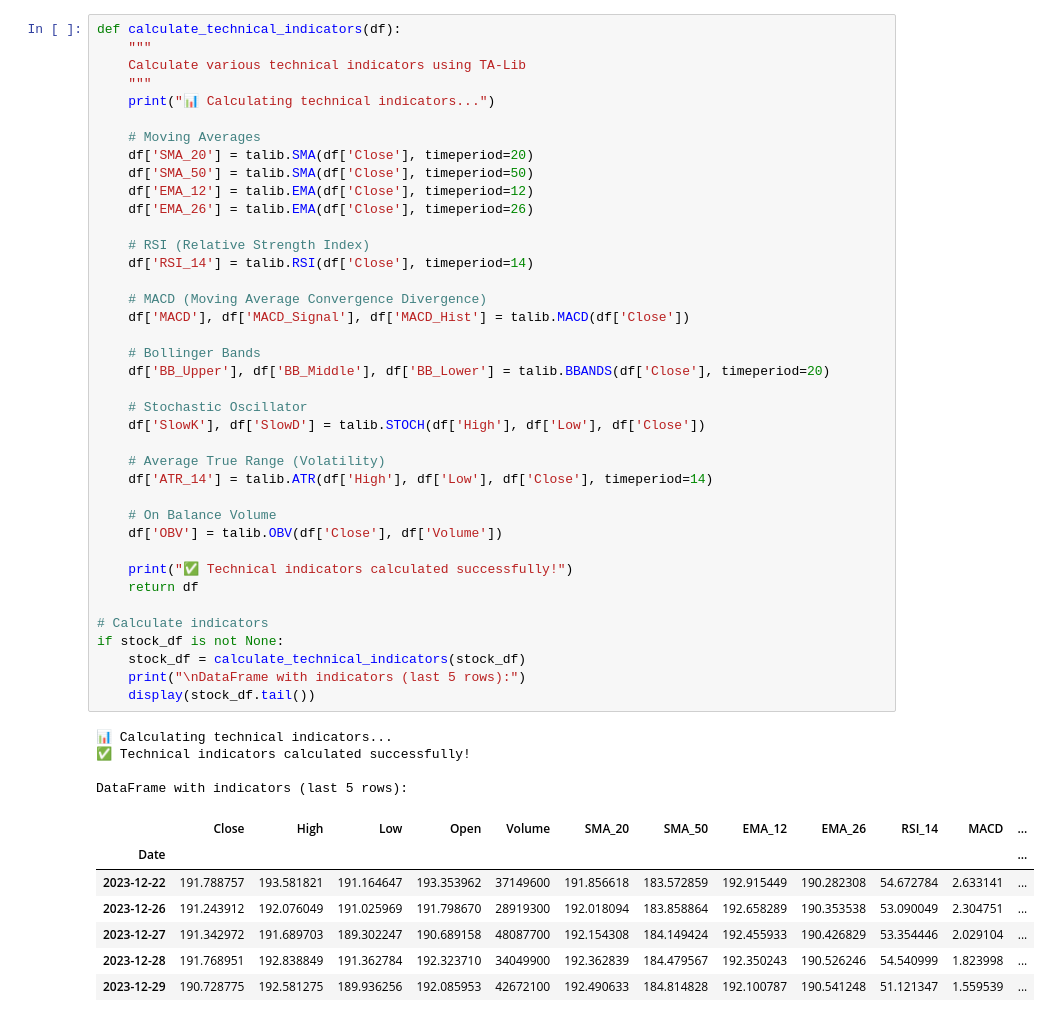
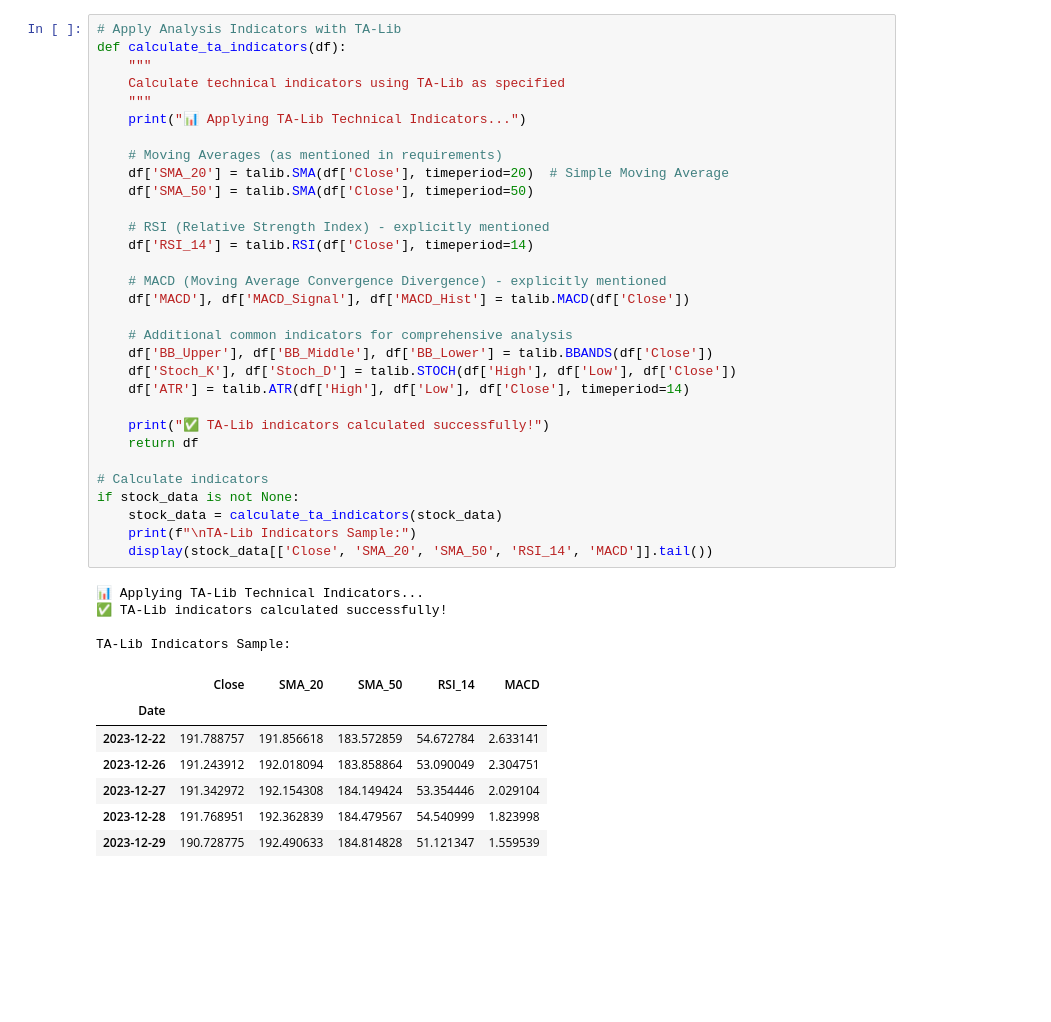
Before and after one commit to kaltiru14/financial-news-analysis, a Jupyter notebook: notebooks/task2_technical_analysis.ipynb, the cells around one changed output. Cells and saved outputs as stored; diff of their text form; blank space fills up the shorter version.

Commit message:
Task 2: Complete quantitative analysis with TA-Lib indicators and PyNance financial metrics - Comprehensive multi-stock analysis with impact visualizations

```diff
--- a/notebooks/task2_technical_analysis.ipynb
+++ b/notebooks/task2_technical_analysis.ipynb
@@ -93,52 +67,44 @@ max     196.256592   197.752460   195.156944   196.167437  1.880998e+09
 # %%
-def calculate_technical_indicators(df):
+# Apply Analysis Indicators with TA-Lib
+def calculate_ta_indicators(df):
     """
-    Calculate various technical indicators using TA-Lib
+    Calculate technical indicators using TA-Lib as specified
     """
-    print("📊 Calculating technical indicators...")
+    print("📊 Applying TA-Lib Technical Indicators...")
 
-    # Moving Averages
-    df['SMA_20'] = talib.SMA(df['Close'], timeperiod=20)
+    # Moving Averages (as mentioned in requirements)
+    df['SMA_20'] = talib.SMA(df['Close'], timeperiod=20)  # Simple Moving Average
     df['SMA_50'] = talib.SMA(df['Close'], timeperiod=50)
-    df['EMA_12'] = talib.EMA(df['Close'], timeperiod=12)
-    df['EMA_26'] = talib.EMA(df['Close'], timeperiod=26)
 
-    # RSI (Relative Strength Index)
+    # RSI (Relative Strength Index) - explicitly mentioned
     df['RSI_14'] = talib.RSI(df['Close'], timeperiod=14)
 
-    # MACD (Moving Average Convergence Divergence)
+    # MACD (Moving Average Convergence Divergence) - explicitly mentioned
     df['MACD'], df['MACD_Signal'], df['MACD_Hist'] = talib.MACD(df['Close'])
 
-    # Bollinger Bands
-    df['BB_Upper'], df['BB_Middle'], df['BB_Lower'] = talib.BBANDS(df['Close'], timeperiod=20)
+    # Additional common indicators for comprehensive analysis
+    df['BB_Upper'], df['BB_Middle'], df['BB_Lower'] = talib.BBANDS(df['Close'])
+    df['Stoch_K'], df['Stoch_D'] = talib.STOCH(df['High'], df['Low'], df['Close'])
+    df['ATR'] = talib.ATR(df['High'], df['Low'], df['Close'], timeperiod=14)
 
-    # Stochastic Oscillator
-    df['SlowK'], df['SlowD'] = talib.STOCH(df['High'], df['Low'], df['Close'])
-
-    # Average True Range (Volatility)
-    df['ATR_14'] = talib.ATR(df['High'], df['Low'], df['Close'], timeperiod=14)
-
-    # On Balance Volume
-    df['OBV'] = talib.OBV(df['Close'], df['Volume'])
-
-    print("✅ Technical indicators calculated successfully!")
+    print("✅ TA-Lib indicators calculated successfully!")
     return df
 
 # Calculate indicators
-if stock_df is not None:
-    stock_df = calculate_technical_indicators(stock_df)
-    print("\nDataFrame with indicators (last 5 rows):")
-    display(stock_df.tail())
+if stock_data is not None:
+    stock_data = calculate_ta_indicators(stock_data)
+    print(f"\nTA-Lib Indicators Sample:")
+    display(stock_data[['Close', 'SMA_20', 'SMA_50', 'RSI_14', 'MACD']].tail())
 # %% [output]
-📊 Calculating technical indicators...
-✅ Technical indicators calculated successfully!
+📊 Applying TA-Lib Technical Indicators...
+✅ TA-Lib indicators calculated successfully!
 
-DataFrame with indicators (last 5 rows):
+TA-Lib Indicators Sample:
-|  | Close | High | Low | Open | Volume | SMA_20 | SMA_50 | EMA_12 | EMA_26 | RSI_14 | MACD | ... |
-| Date |  |  |  |  |  |  |  |  |  |  |  | ... |
-| 2023-12-22 | 191.788757 | 193.581821 | 191.164647 | 193.353962 | 37149600 | 191.856618 | 183.572859 | 192.915449 | 190.282308 | 54.672784 | 2.633141 | ... |
-| 2023-12-26 | 191.243912 | 192.076049 | 191.025969 | 191.798670 | 28919300 | 192.018094 | 183.858864 | 192.658289 | 190.353538 | 53.090049 | 2.304751 | ... |
-| 2023-12-27 | 191.342972 | 191.689703 | 189.302247 | 190.689158 | 48087700 | 192.154308 | 184.149424 | 192.455933 | 190.426829 | 53.354446 | 2.029104 | ... |
-| 2023-12-28 | 191.768951 | 192.838849 | 191.362784 | 192.323710 | 34049900 | 192.362839 | 184.479567 | 192.350243 | 190.526246 | 54.540999 | 1.823998 | ... |
-| 2023-12-29 | 190.728775 | 192.581275 | 189.936256 | 192.085953 | 42672100 | 192.490633 | 184.814828 | 192.100787 | 190.541248 | 51.121347 | 1.559539 | ... |
+|  | Close | SMA_20 | SMA_50 | RSI_14 | MACD |
+| Date |  |  |  |  |  |
+| 2023-12-22 | 191.788757 | 191.856618 | 183.572859 | 54.672784 | 2.633141 |
+| 2023-12-26 | 191.243912 | 192.018094 | 183.858864 | 53.090049 | 2.304751 |
+| 2023-12-27 | 191.342972 | 192.154308 | 184.149424 | 53.354446 | 2.029104 |
+| 2023-12-28 | 191.768951 | 192.362839 | 184.479567 | 54.540999 | 1.823998 |
+| 2023-12-29 | 190.728775 | 192.490633 | 184.814828 | 51.121347 | 1.559539 |
 # %%
```
Also changed, not shown: parts of 6 cells of this notebook, 7 other files.
